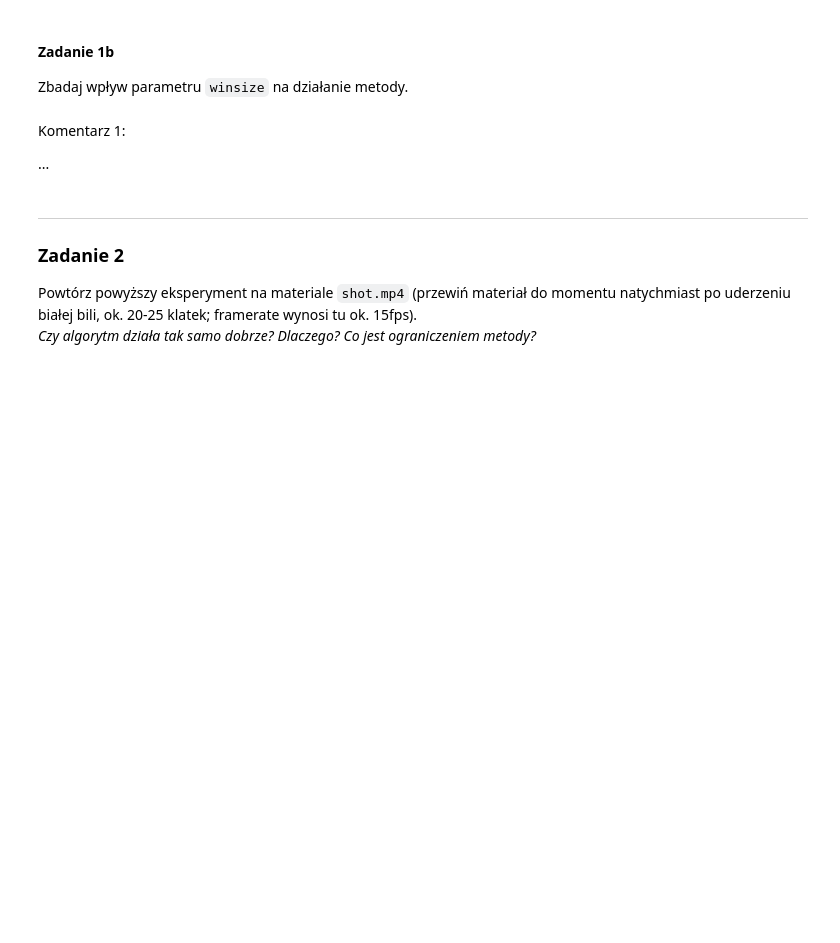
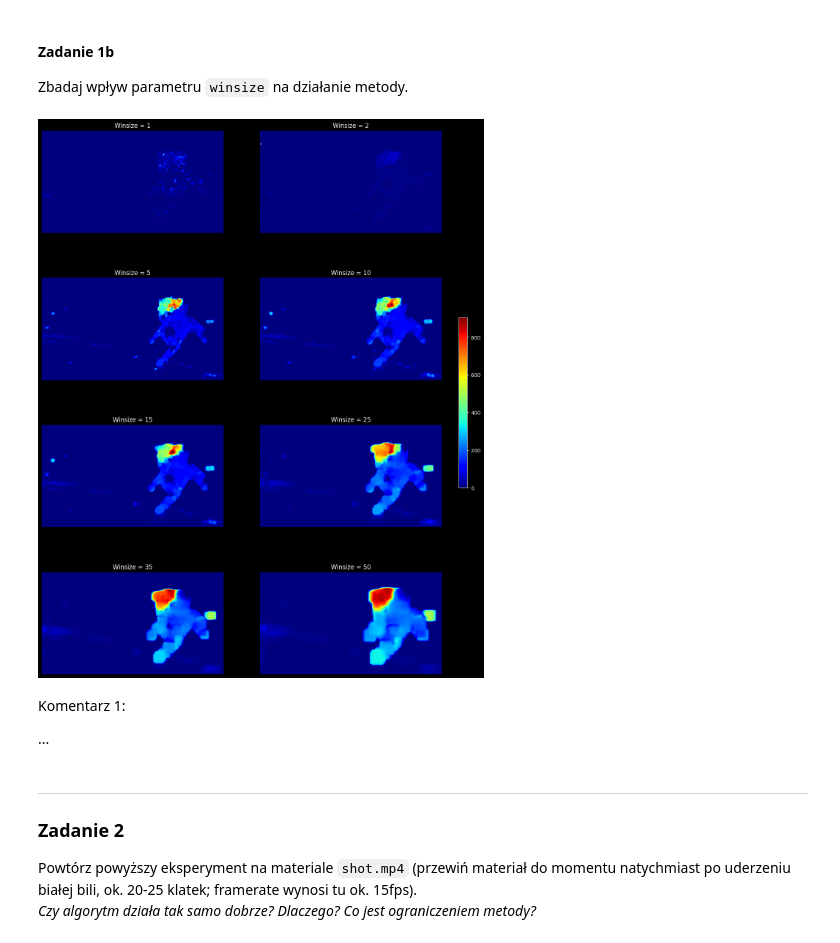
Before and after one commit to pananananas/ComputerVision, a Jupyter notebook: 8 dense optical flow.ipynb, the cells around one changed output. Saved outputs shown, nothing was run; the diff lists cells and outputs as text; code cells hidden in the pictures; blank space fills up the shorter version.

```diff
--- a/8 dense optical flow.ipynb
+++ b/8 dense optical flow.ipynb
@@ -62,6 +133,28 @@ Wykorzystaj algorytm Farnebacka do obliczenia przepływu pomiędzy klatkami. Wyn
 #### Zadanie 1b
 
 Zbadaj wpływ parametru `winsize` na działanie metody.
+# %%
+winsizes = [1, 2, 5, 10, 15, 25, 35, 50]
+
+num_winsizes = len(winsizes)
+rows = num_winsizes // 2 + num_winsizes % 2  # Calculate number of rows needed
+fig, axes = plt.subplots(rows, 2, figsize=(15, 5 * rows))
+
+# Calculate the flow for each winsize and store the magnitudes
+magnitudes = [calculate_flow(frame1, frame2, winsize) for winsize in winsizes]
+# Create a shared colorbar
+im = axes[0, 0].imshow(magnitudes[0][1], cmap='jet')
+cbar = fig.colorbar(im, ax=axes, orientation='vertical', fraction=0.02, pad=0.04)
+
+for i, winsize in enumerate(winsizes):
+    ax = axes[i // 2, i % 2]
+    ax.imshow(magnitudes[i][1], cmap='jet')  # Access the magnitude from the tuple
+    ax.set_title(f'Winsize = {winsize}')
+    ax.axis('off')
+
+plt.show()
+# %% [output]
+[figure, added]
 # %% [markdown]
 Komentarz 1:
 
```
Also changed, not shown: parts of 10 cells of this notebook, 1 other file.
